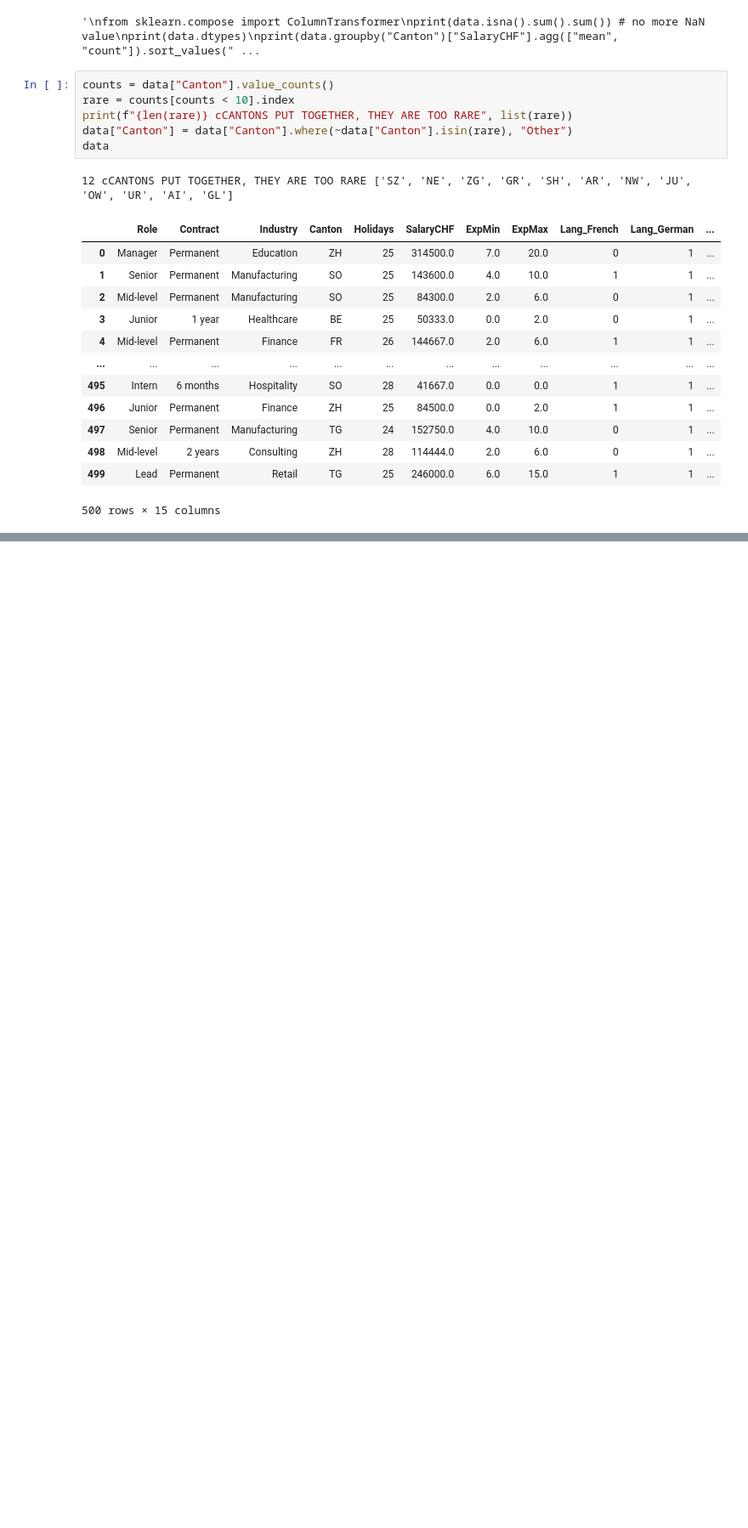
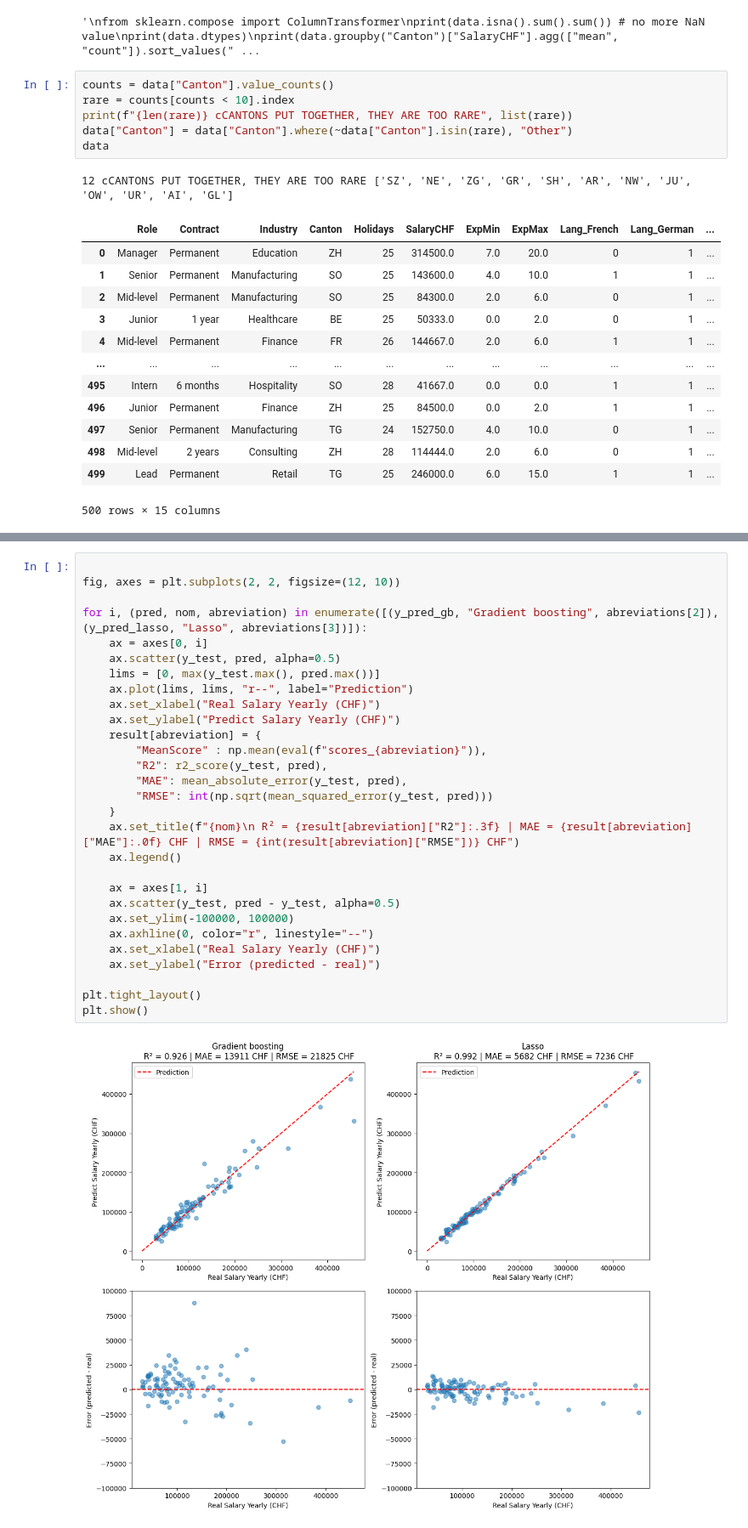
Before and after one commit to Dyumes/SS2-MobileApp, a Jupyter notebook: model_prediction/model.ipynb, the cells around one changed output, grey strips where cells are left out. Shown at 85% size. Drawn from its saved outputs; the diff is of its cells as text; blank space fills up the shorter version.

```diff
--- a/model_prediction/model.ipynb
+++ b/model_prediction/model.ipynb
@@ -347,0 +410,31 @@ plt.show()
+# %%
+
+fig, axes = plt.subplots(2, 2, figsize=(12, 10))
+
+for i, (pred, nom, abreviation) in enumerate([(y_pred_gb, "Gradient boosting", abreviations[2]), (y_pred_lasso, "Lasso", abreviations[3])]):
+    ax = axes[0, i]
+    ax.scatter(y_test, pred, alpha=0.5)
+    lims = [0, max(y_test.max(), pred.max())]
+    ax.plot(lims, lims, "r--", label="Prediction")
+    ax.set_xlabel("Real Salary Yearly (CHF)")
+    ax.set_ylabel("Predict Salary Yearly (CHF)")
+    result[abreviation] = {
+        "MeanScore" : np.mean(eval(f"scores_{abreviation}")),
+        "R2": r2_score(y_test, pred),
+        "MAE": mean_absolute_error(y_test, pred),
+        "RMSE": int(np.sqrt(mean_squared_error(y_test, pred)))
+    }
+    ax.set_title(f"{nom}\n R² = {result[abreviation]["R2"]:.3f} | MAE = {result[abreviation]["MAE"]:.0f} CHF | RMSE = {int(result[abreviation]["RMSE"])} CHF")
+    ax.legend()
+
+    ax = axes[1, i]
+    ax.scatter(y_test, pred - y_test, alpha=0.5)
+    ax.set_ylim(-100000, 100000)
+    ax.axhline(0, color="r", linestyle="--")
+    ax.set_xlabel("Real Salary Yearly (CHF)")
+    ax.set_ylabel("Error (predicted - real)")
+
+plt.tight_layout()
+plt.show()
+# %% [output]
+[figure, added]
```
Also changed, not shown: parts of 3 cells of this notebook.
